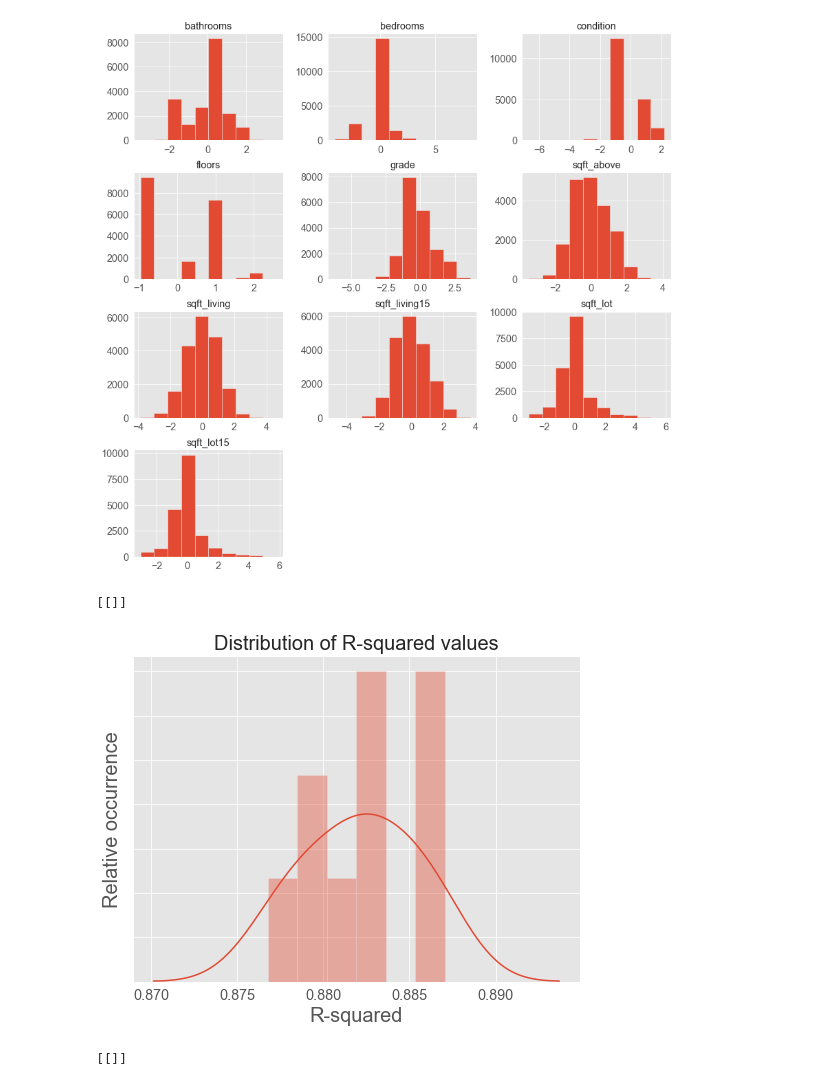
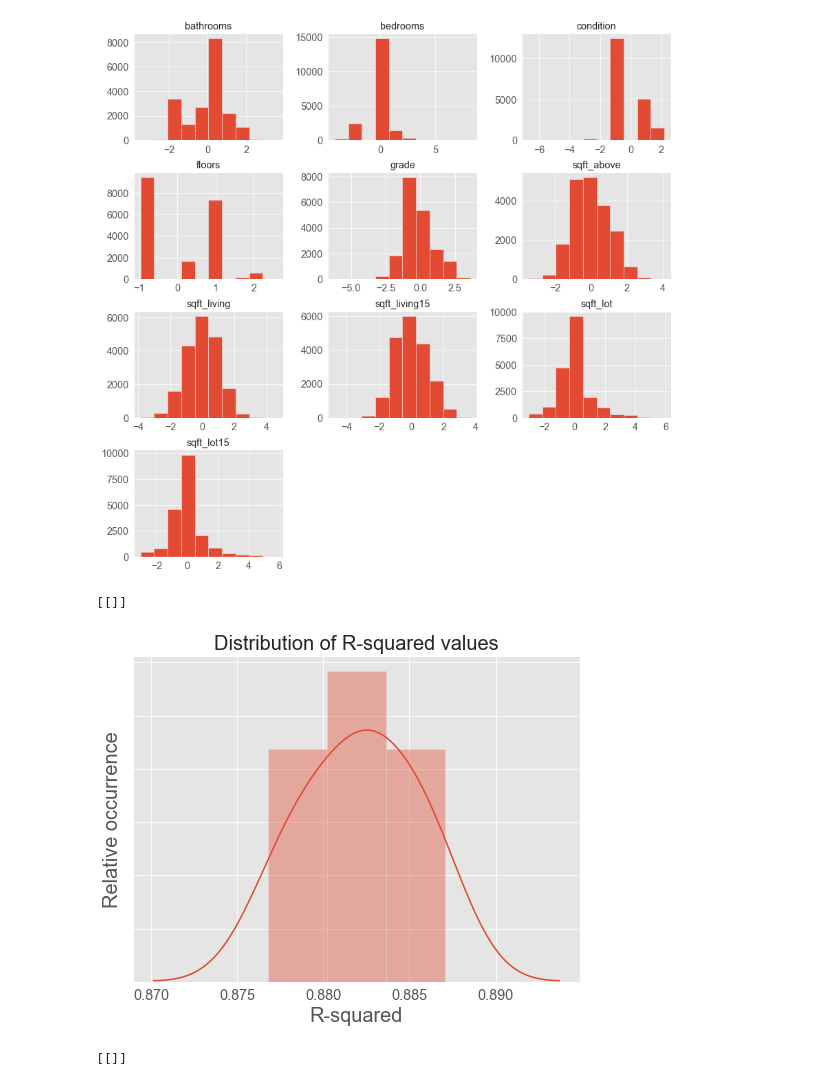
Before and after one commit to JoeDown/King-County-Linear-Regression-Price-Prediction, a Jupyter notebook: nick-scratch.ipynb, the cells around one changed output. Cells and saved outputs as stored; diff of their text form; code cells hidden in the pictures.

```diff
--- a/nick-scratch.ipynb
+++ b/nick-scratch.ipynb
@@ -5162,14 +5162,14 @@ _ = df[columns_to_standardize].hist(figsize=(14,14))
 [figure]
 # %%
 plt.figure(figsize=(8,6))
-f = sns.distplot(np.array(test_rsqs), norm_hist=True, bins=6)
+f = sns.distplot(np.array(test_rsqs), norm_hist=True)
 plt.title("Distribution of R-squared values", fontsize=20)
 plt.xlabel("R-squared", fontsize=20)
 plt.ylabel("Relative occurrence", fontsize=20)
 f.set(yticklabels=[])
 # %% [output]
 [[]]
-[figure, old version]
+[figure, new version]
 # %%
 plt.figure(figsize=(8,6))
 f = sns.distplot(test_err, norm_hist=True)
```
